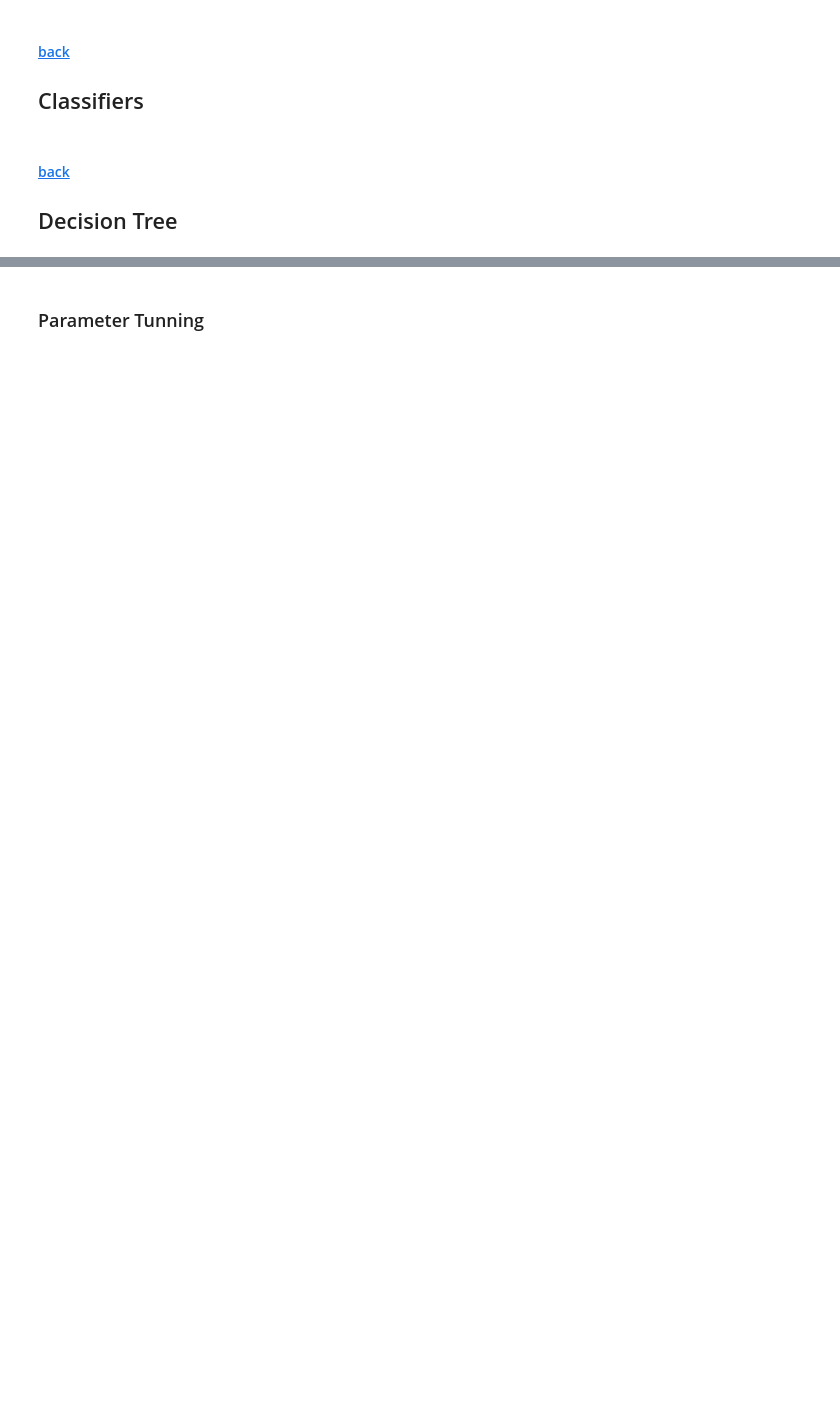
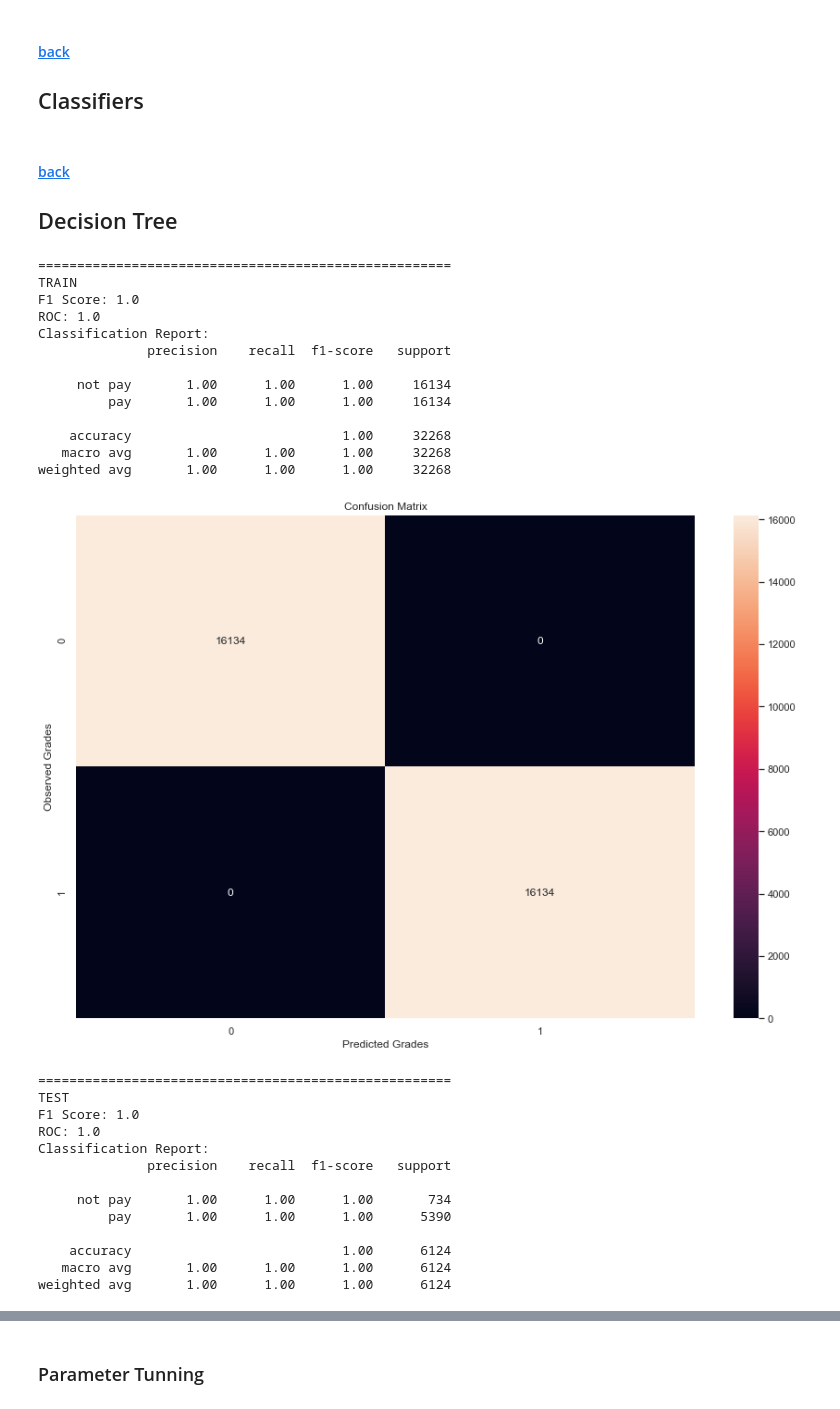
Before and after one commit to GustavoSena/AC-FEUP, a Jupyter notebook: LoadDataset.ipynb, the cells around one changed output, grey strips where cells are left out. Drawn from its saved outputs; the diff is of its cells as text; code cells hidden in the pictures; blank space fills up the shorter version.

```diff
--- a/LoadDataset.ipynb
+++ b/LoadDataset.ipynb
@@ -1043,6 +1085,9 @@ plt.show()
 # %%
 # Create the classifier
 decision_tree_classifier = DecisionTreeClassifier()
+
+# Feature Selection
+decision_tree_classifier = RFECV(decision_tree_classifier, scoring='roc_auc')
 
 # Train the classifier on the training set
 decision_tree_classifier.fit(X_train, y_train)
@@ -1058,30 +1103,58 @@ print("F1 Score: {}".format(f1_score(y_train, predictions_train)))
 print(f"ROC: {roc_auc_score(y_train, predictions_train)}")
 print("Classification Report: ")
 print(classification_report(y_train, predictions_train, target_names=['not pay', 'pay']))
 print()
 sb.set(font_scale=1.0)
 ax = plt.subplot()
 confusion_matrix_dt = confusion_matrix(y_train, predictions_train)
 sb.heatmap(confusion_matrix_dt, annot=True, ax=ax, fmt="g")
 ax.set_xlabel('Predicted Grades');
 ax.set_ylabel('Observed Grades');
 ax.set_title('Confusion Matrix');
 plt.show()
 
 print(53 * '=')
 print("TEST")
 predictions_test = decision_tree_classifier.predict(X_test)
 f1_dt = f1_score(y_test, predictions_test)
 roc_dt = roc_auc_score(y_test, predictions_test)
 print("F1 Score: {}".format(f1_dt))
 print(f"ROC: {roc_dt}")
 print("Classification Report: ")
 print(classification_report(y_test, predictions_test, target_names=['not pay', 'pay']))
 sb.set(font_scale=1.0)
 ax = plt.subplot()
 confusion_matrix_dt = confusion_matrix(y_test, predictions_test)
 sb.heatmap(confusion_matrix_dt, annot=True, ax=ax, fmt="g")
 ax.set_xlabel('Predicted Grades');
 ax.set_ylabel('Observed Grades');
 ax.set_title('Confusion Matrix');
 plt.show()
+# %% [output]
+=====================================================
+TRAIN
+F1 Score: 1.0
+ROC: 1.0
+Classification Report:
+              precision    recall  f1-score   support
+
+     not pay       1.00      1.00      1.00     16134
+         pay       1.00      1.00      1.00     16134
+
+    accuracy                           1.00     32268
+   macro avg       1.00      1.00      1.00     32268
+weighted avg       1.00      1.00      1.00     32268
+[figure, added]
+=====================================================
+TEST
+F1 Score: 1.0
+ROC: 1.0
+Classification Report:
+              precision    recall  f1-score   support
+
+     not pay       1.00      1.00      1.00       734
+         pay       1.00      1.00      1.00      5390
+
+    accuracy                           1.00      6124
+   macro avg       1.00      1.00      1.00      6124
+weighted avg       1.00      1.00      1.00      6124
```
Also changed, not shown: parts of 21 cells of this notebook.
